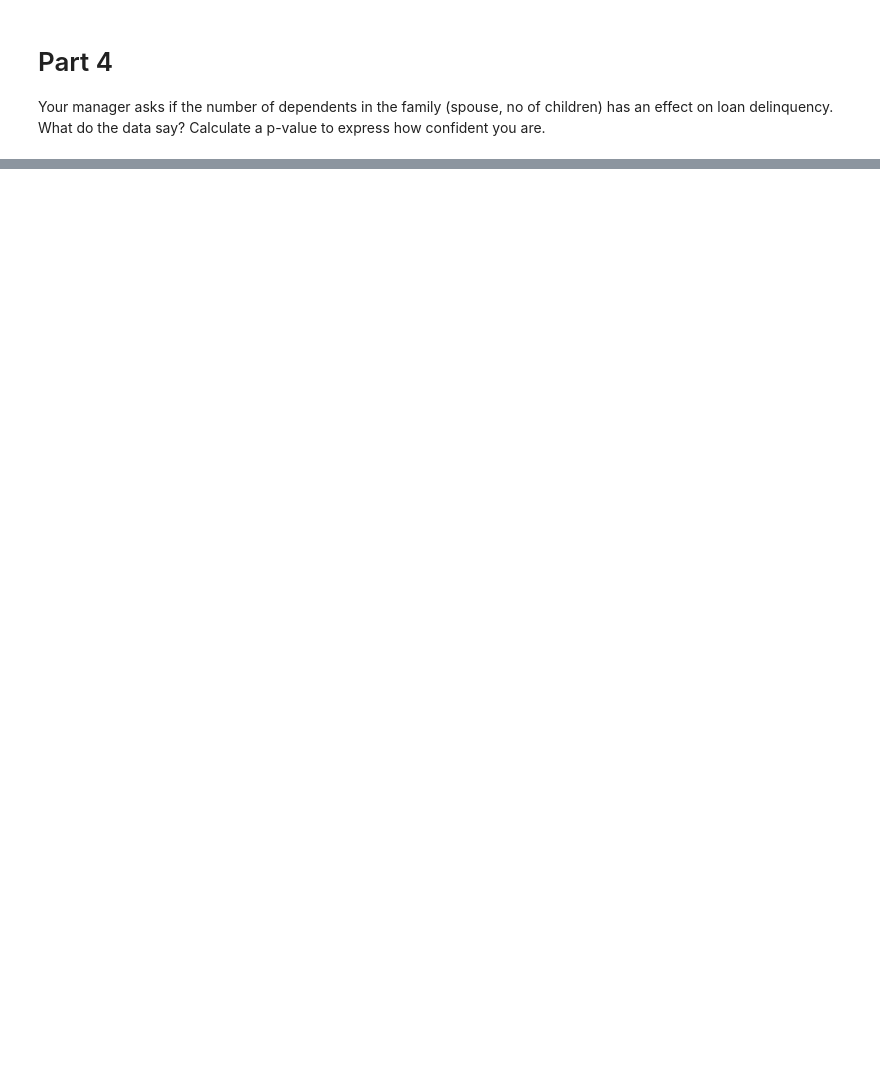
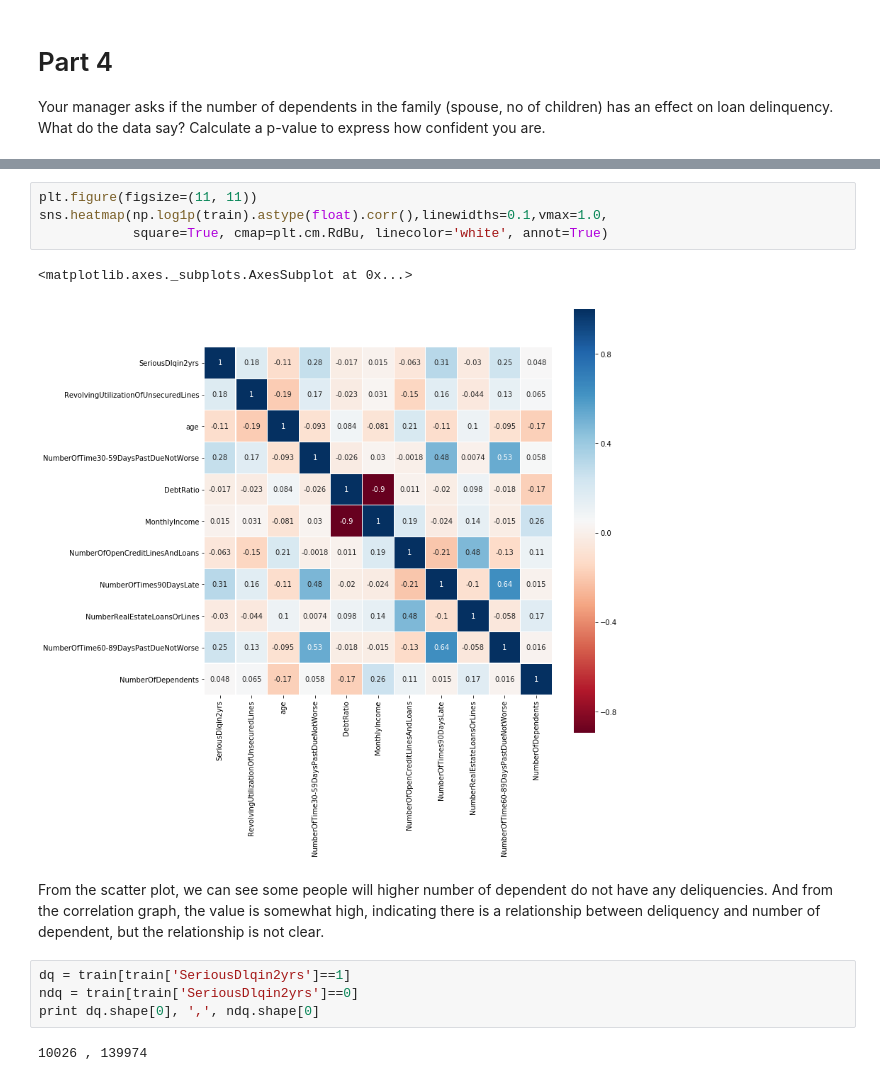
Before and after one commit to irfanhasan/EE379K, a Jupyter notebook: Lab7/Untitled.ipynb, the cells around one changed output, grey strips where cells are left out. Drawn from its saved outputs; the diff is of its cells as text; blank space fills up the shorter version.

```diff
--- a/Lab7/Untitled.ipynb
+++ b/Lab7/Untitled.ipynb
@@ -606,0 +635,15 @@ y = train['SeriousDlqin2yrs']
+# %%
+plt.figure(figsize=(11, 11))
+sns.heatmap(np.log1p(train).astype(float).corr(),linewidths=0.1,vmax=1.0,
+            square=True, cmap=plt.cm.RdBu, linecolor='white', annot=True)
+# %% [output]
+<matplotlib.axes._subplots.AxesSubplot at 0x...>
+[figure, added]
+# %% [markdown]
+From the scatter plot, we can see some people will higher number of dependent do not have any deliquencies. And from the correlation graph, the value is somewhat high, indicating there is a relationship between deliquency and number of dependent, but the relationship is not clear.
+# %%
+dq = train[train['SeriousDlqin2yrs']==1]
+ndq = train[train['SeriousDlqin2yrs']==0]
+print dq.shape[0], ',', ndq.shape[0]
+# %% [output]
+10026 , 139974
```
Also changed, not shown: parts of 17 cells of this notebook.
